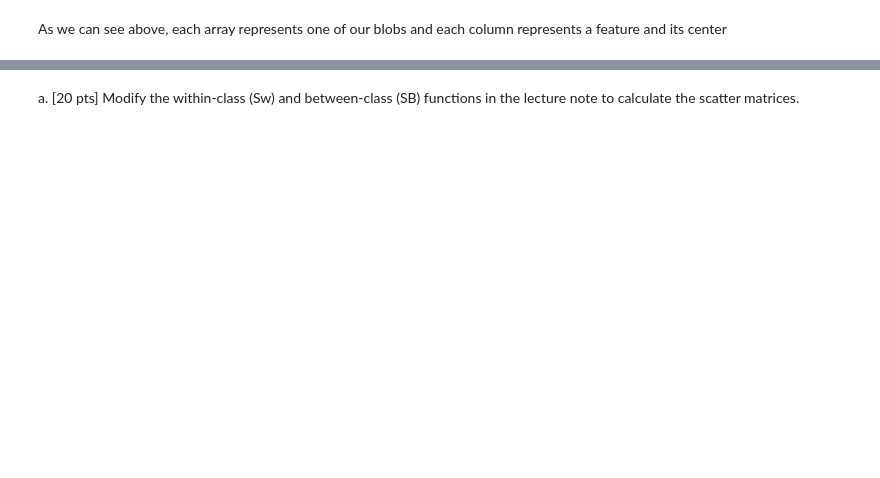
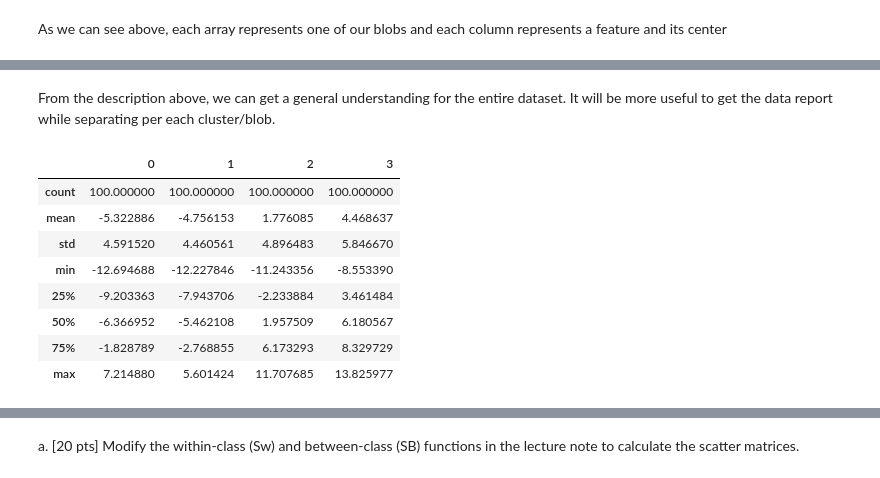
Before and after one commit to matthewpkearney/hw2-classification, a Jupyter notebook: MatthewKearney_HW2.ipynb, the cells around one changed output, grey strips where cells are left out. Saved outputs shown, nothing was run; the diff lists cells and outputs as text; code cells hidden in the pictures; blank space fills up the shorter version.

```diff
--- a/MatthewKearney_HW2.ipynb
+++ b/MatthewKearney_HW2.ipynb
@@ -24,0 +28,15 @@ plt.plot(X)
+# %% [markdown]
+From the description above, we can get a general understanding for the entire dataset. It will be more useful to get the data report while separating per each cluster/blob.
+# %%
+# Class 1 [0,100]
+DF[0:100].describe()
+# %% [output]
+|  | 0 | 1 | 2 | 3 |
+| count | 100.000000 | 100.000000 | 100.000000 | 100.000000 |
+| mean | -5.322886 | -4.756153 | 1.776085 | 4.468637 |
+| std | 4.591520 | 4.460561 | 4.896483 | 5.846670 |
+| min | -12.694688 | -12.227846 | -11.243356 | -8.553390 |
+| 25% | -9.203363 | -7.943706 | -2.233884 | 3.461484 |
+| 50% | -6.366952 | -5.462108 | 1.957509 | 6.180567 |
+| 75% | -1.828789 | -2.768855 | 6.173293 | 8.329729 |
+| max | 7.214880 | 5.601424 | 11.707685 | 13.825977 |
```
Also changed, not shown: parts of 34 cells of this notebook.
